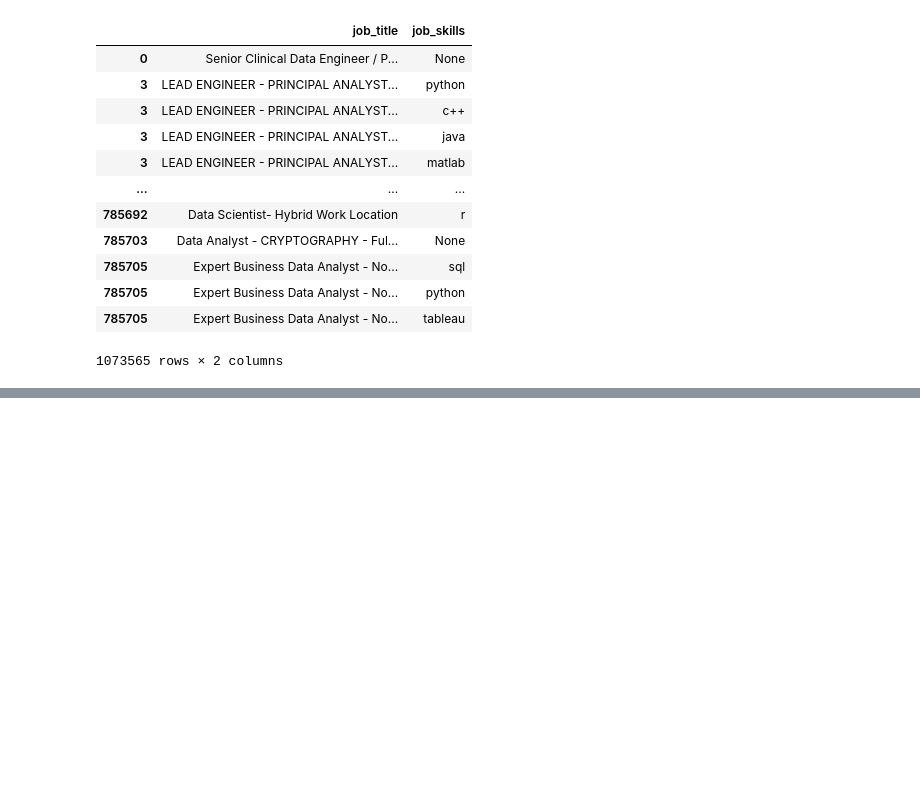
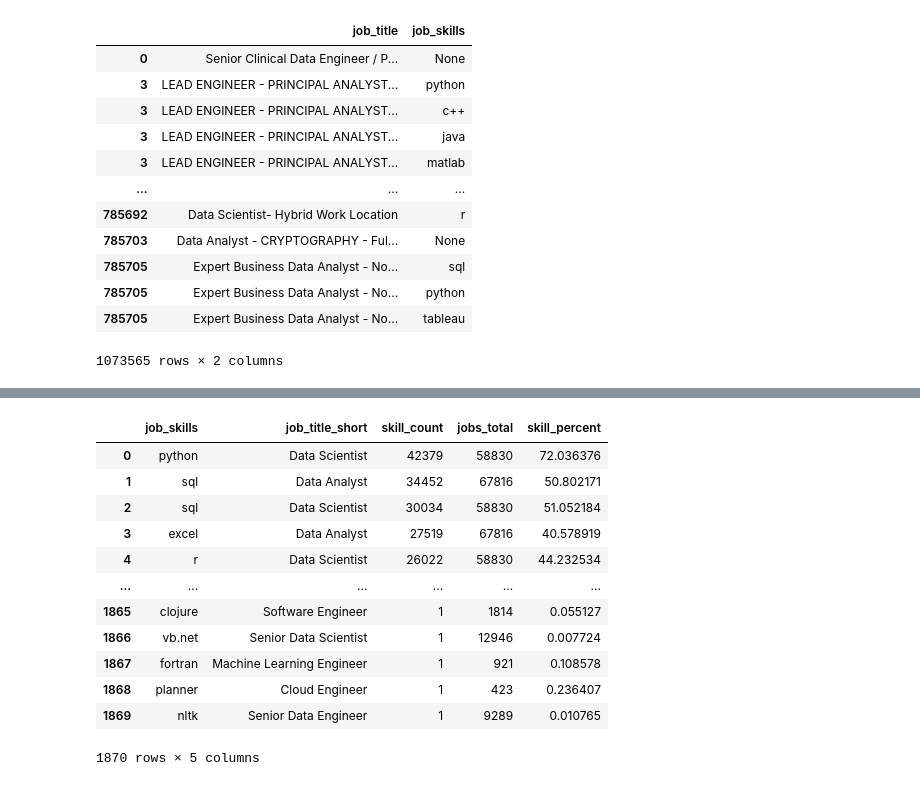
Before and after one commit to harish-kakumani08/Python_Data_Project, a Jupyter notebook: 3_Project/2_Skill_Demand.ipynb, the cells around one changed output, grey strips where cells are left out. Cells and saved outputs as stored; diff of their text form; code cells hidden in the pictures; blank space fills up the shorter version.

```diff
--- a/3_Project/2_Skill_Demand.ipynb
+++ b/3_Project/2_Skill_Demand.ipynb
@@ -41,0 +86,20 @@ df_skills_count = df_skills_count.reset_index(name='skill_count')
+# %%
+df_skills_perc = pd.merge(df_skills_count, df_job_title_count, how='left', on='job_title_short')
+
+df_skills_perc['skill_percent'] = 100 * df_skills_perc['skill_count'] / df_skills_perc['jobs_total']
+
+df_skills_perc
+# %% [output]
+|  | job_skills | job_title_short | skill_count | jobs_total | skill_percent |
+| 0 | python | Data Scientist | 42379 | 58830 | 72.036376 |
+| 1 | sql | Data Analyst | 34452 | 67816 | 50.802171 |
+| 2 | sql | Data Scientist | 30034 | 58830 | 51.052184 |
+| 3 | excel | Data Analyst | 27519 | 67816 | 40.578919 |
+| 4 | r | Data Scientist | 26022 | 58830 | 44.232534 |
+| ... | ... | ... | ... | ... | ... |
+| 1865 | clojure | Software Engineer | 1 | 1814 | 0.055127 |
+| 1866 | vb.net | Senior Data Scientist | 1 | 12946 | 0.007724 |
+| 1867 | fortran | Machine Learning Engineer | 1 | 921 | 0.108578 |
+| 1868 | planner | Cloud Engineer | 1 | 423 | 0.236407 |
+| 1869 | nltk | Senior Data Engineer | 1 | 9289 | 0.010765 |
+1870 rows × 5 columns
```
Also changed, not shown: parts of 5 cells of this notebook, 1 other file.
